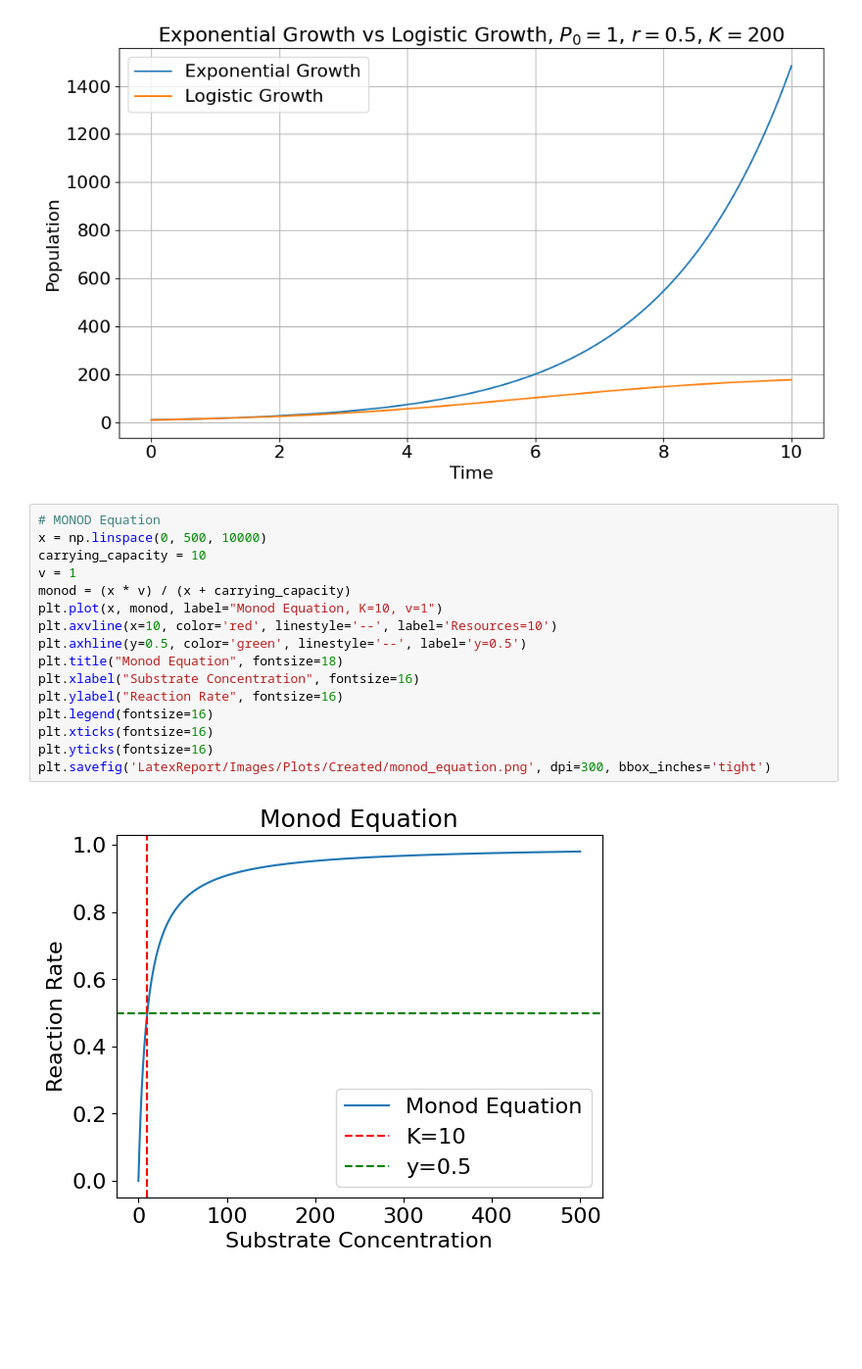
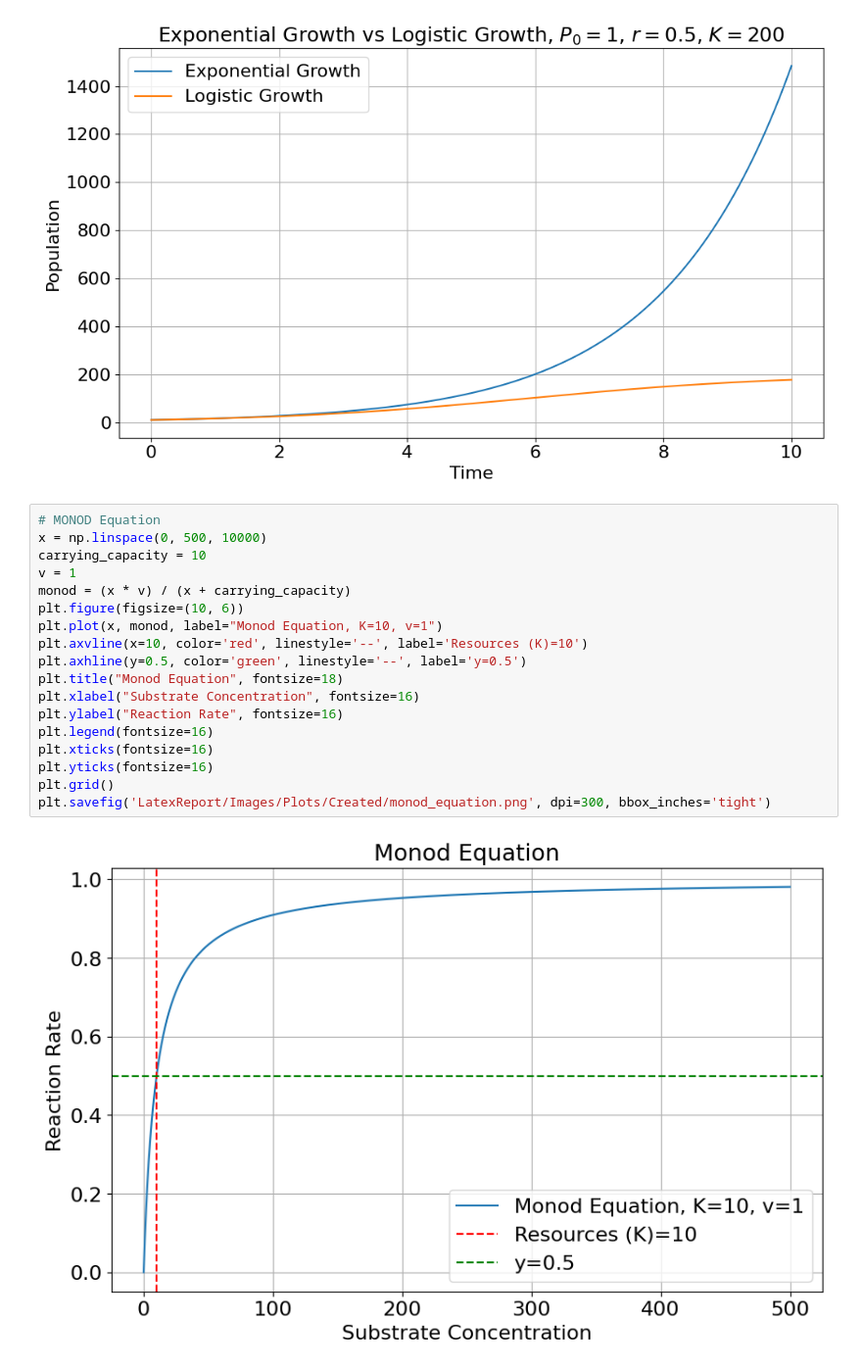
Before and after one commit to BiggusVickus/Master-Thesis, a Jupyter notebook: simple_curves_for_thesis.ipynb, the cells around one changed output. Shown at 98% size. Drawn from its saved outputs; the diff is of its cells as text; blank space fills up the shorter version.

```diff
--- a/simple_curves_for_thesis.ipynb
+++ b/simple_curves_for_thesis.ipynb
@@ -35,18 +35,20 @@ plt.show()
 # %%
 # MONOD Equation
 x = np.linspace(0, 500, 10000)
 carrying_capacity = 10
 v = 1
 monod = (x * v) / (x + carrying_capacity)
+plt.figure(figsize=(10, 6))
 plt.plot(x, monod, label="Monod Equation, K=10, v=1")
-plt.axvline(x=10, color='red', linestyle='--', label='Resources=10')
+plt.axvline(x=10, color='red', linestyle='--', label='Resources (K)=10')
 plt.axhline(y=0.5, color='green', linestyle='--', label='y=0.5')
 plt.title("Monod Equation", fontsize=18)
 plt.xlabel("Substrate Concentration", fontsize=16)
 plt.ylabel("Reaction Rate", fontsize=16)
 plt.legend(fontsize=16)
 plt.xticks(fontsize=16)
 plt.yticks(fontsize=16)
+plt.grid()
 plt.savefig('LatexReport/Images/Plots/Created/monod_equation.png', dpi=300, bbox_inches='tight')
 # %% [output]
-[figure, old version]
+[figure, new version]
```
Also changed, not shown: 20 other files.
